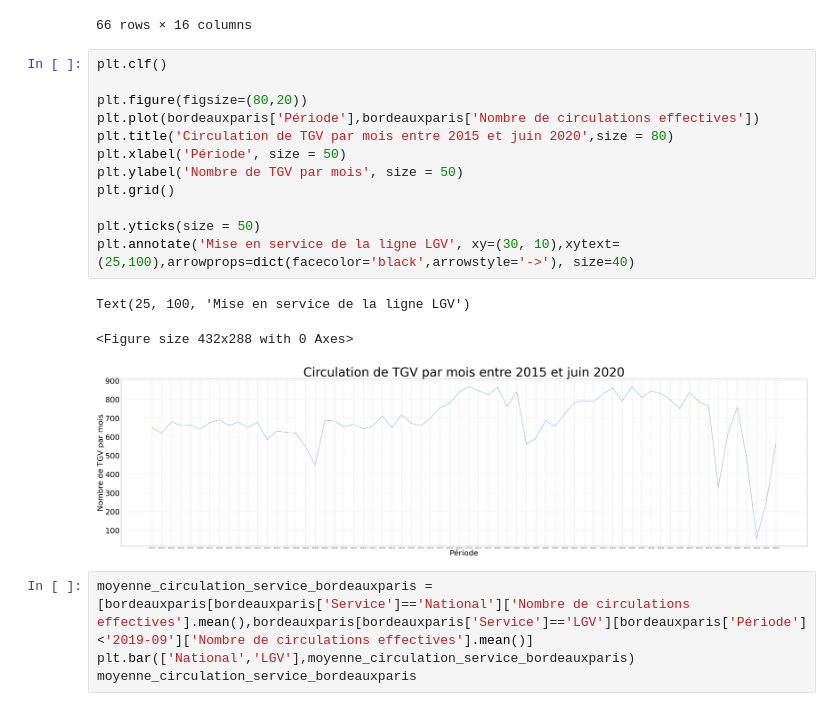
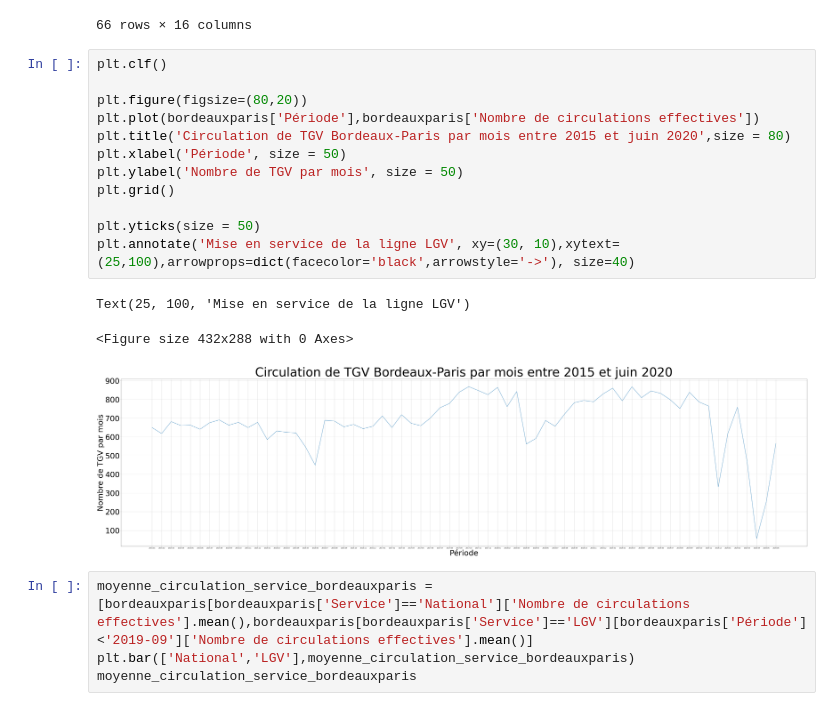
Before and after one commit to mdlbm/SNCF-Immobilier, a Jupyter notebook: Projet.ipynb, the cells around one changed output. Cells and saved outputs as stored; diff of their text form.

```diff
--- a/Projet.ipynb
+++ b/Projet.ipynb
@@ -85,19 +85,19 @@ bordeauxparis
 # %%
 plt.clf()
 
 plt.figure(figsize=(80,20))
 plt.plot(bordeauxparis['Période'],bordeauxparis['Nombre de circulations effectives'])
-plt.title('Circulation de TGV par mois entre 2015 et juin 2020',size = 80)
+plt.title('Circulation de TGV Bordeaux-Paris par mois entre 2015 et juin 2020',size = 80)
 plt.xlabel('Période', size = 50)
 plt.ylabel('Nombre de TGV par mois', size = 50)
 plt.grid()
 
 plt.yticks(size = 50)
 plt.annotate('Mise en service de la ligne LGV', xy=(30, 10),xytext=(25,100),arrowprops=dict(facecolor='black',arrowstyle='->'), size=40)
 # %% [output]
 Text(25, 100, 'Mise en service de la ligne LGV')
 <Figure size 432x288 with 0 Axes>
-[figure, old version]
+[figure, new version]
 # %%
 moyenne_circulation_service_bordeauxparis = [bordeauxparis[bordeauxparis['Service']=='National']['Nombre de circulations effectives'].mean(),bordeauxparis[bordeauxparis['Service']=='LGV'][bordeauxparis['Période']<'2019-09']['Nombre de circulations effectives'].mean()]
 plt.bar(['National','LGV'],moyenne_circulation_service_bordeauxparis)
```
Also changed, not shown: parts of 7 cells of this notebook.
